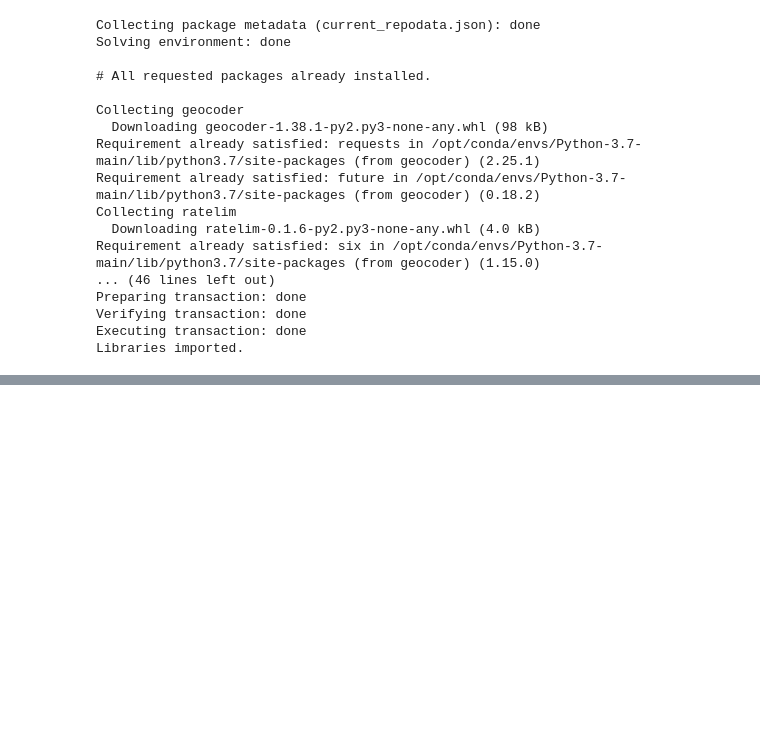
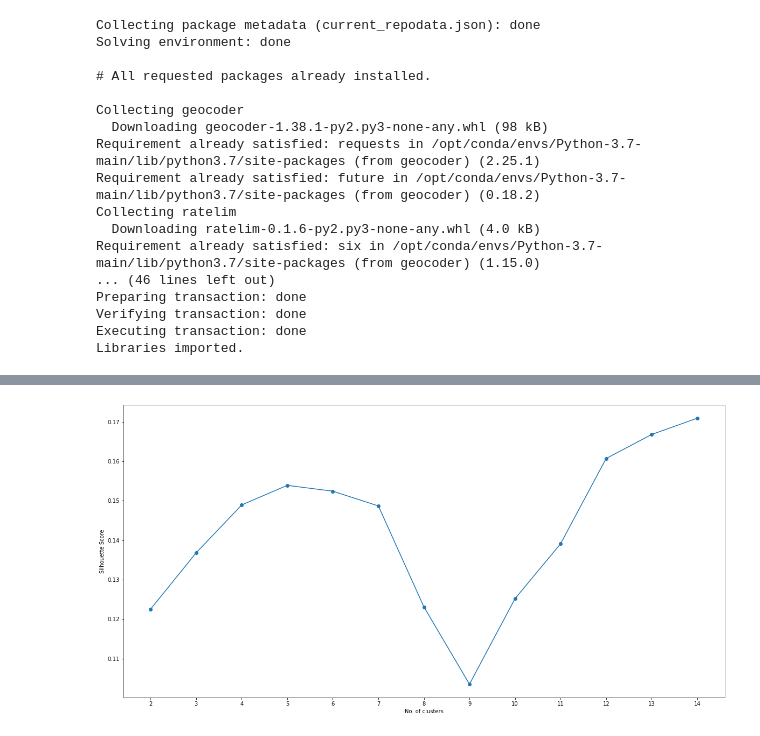
Before and after one commit to davidcar85/NewDepository, a Jupyter notebook: Capstone Segundo Intento_DCJ.ipynb, the cells around one changed output, grey strips where cells are left out. Saved outputs shown, nothing was run; the diff lists cells and outputs as text; code cells hidden in the pictures; blank space fills up the shorter version.

```diff
--- a/Capstone Segundo Intento_DCJ.ipynb
+++ b/Capstone Segundo Intento_DCJ.ipynb
@@ -121,0 +323,3 @@ Libraries imported.
+# %%
+man_grouped = man_1hot.groupby('Neighbourhood').mean().reset_index()
+man_grouped.head()
@@ -121,0 +366,38 @@ Libraries imported.
+# %%
+man_grouped_clustering = man_grouped.drop('Neighbourhood', 1)
+# %%
+import matplotlib.pyplot as plt
+%matplotlib inline
+
+def plot(x, y, xlabel, ylabel):
+    plt.figure(figsize=(20,10))
+    plt.plot(np.arange(2, x), y, 'o-')
+    plt.xlabel(xlabel)
+    plt.ylabel(ylabel)
+    plt.xticks(np.arange(2, x))
+    plt.show()
+# %%
+max_range = 15 #Max range 15 (number of clusters)
+
+from sklearn.metrics import silhouette_samples, silhouette_score
+
+
+indices = []
+scores = []
+
+for man_clusters in range(2, max_range) :
+
+    # Run k-means clustering
+    man_gc = man_grouped_clustering
+    kmeans = KMeans(n_clusters = man_clusters, init = 'k-means++', random_state = 0).fit_predict(man_gc)
+
+    # Gets the score for the clustering operation performed
+    score = silhouette_score(man_gc, kmeans)
+
+    # Appending the index and score to the respective lists
+    indices.append(man_clusters)
+    scores.append(score)
+# %%
+plot(max_range, scores, "No. of clusters", "Silhouette Score")
+# %% [output]
+[figure, added]
```
Also changed, not shown: parts of 33 cells of this notebook.
